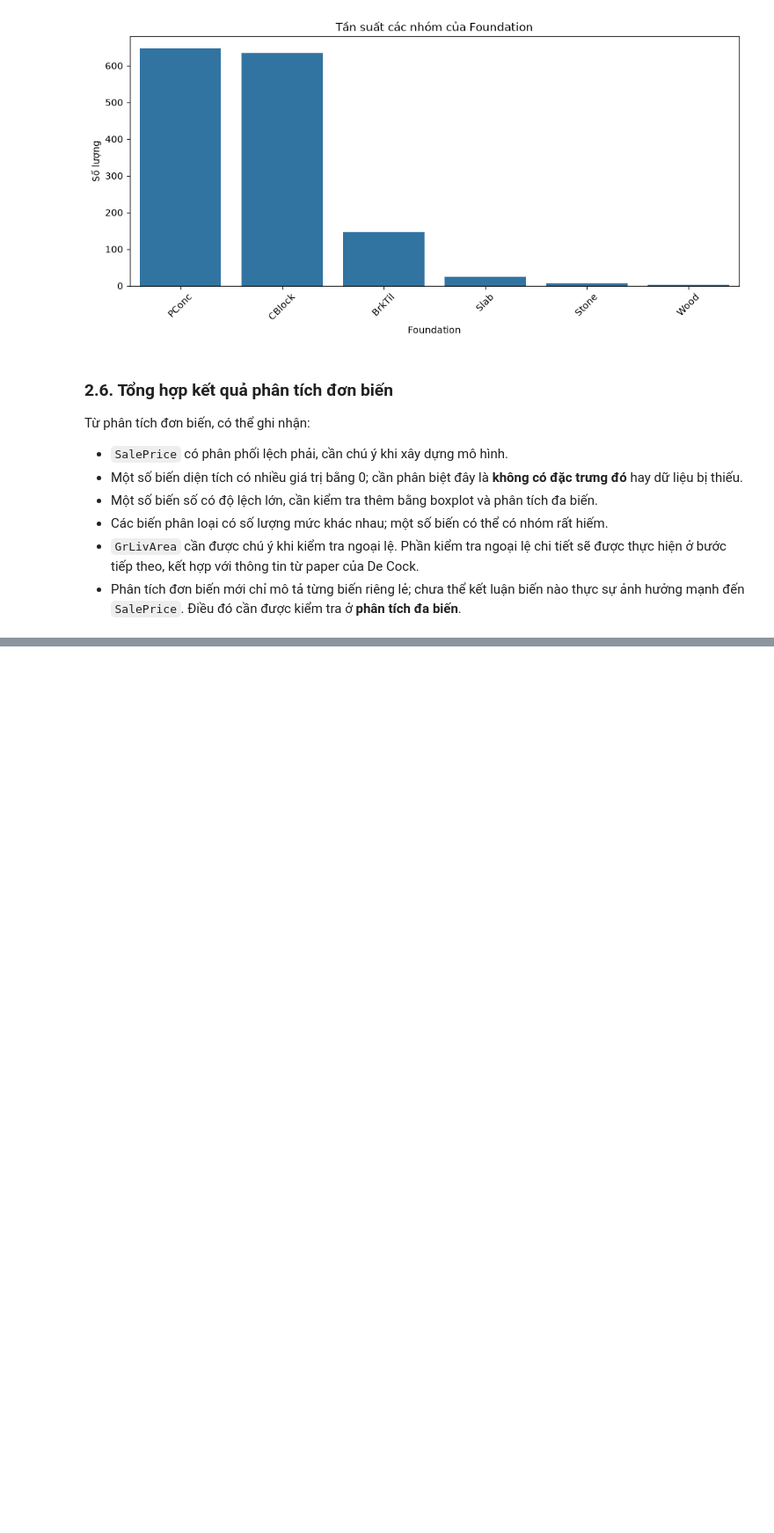
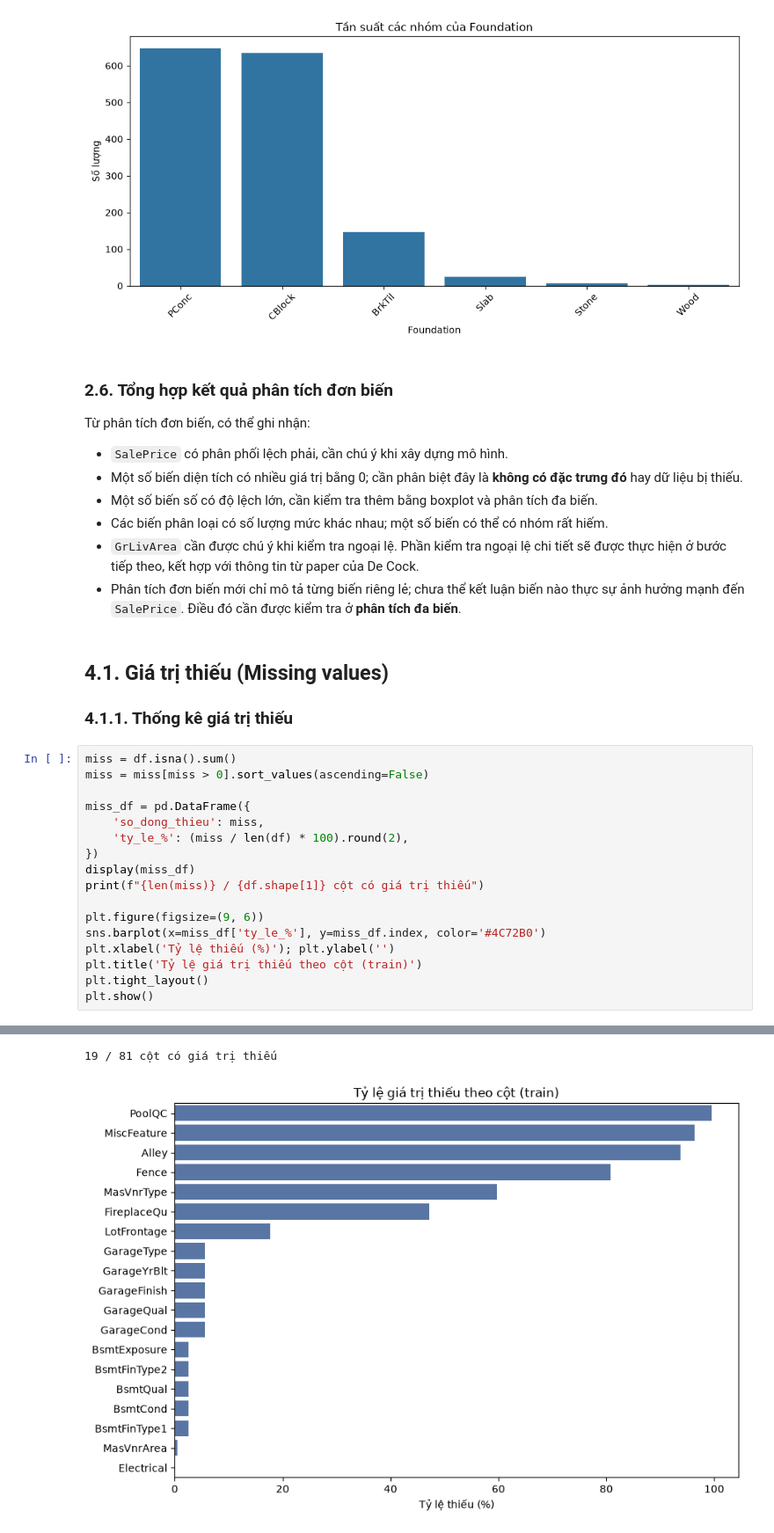
Before and after one commit to qannee/machine_learning, a Jupyter notebook: eda.ipynb, the cells around one changed output, grey strips where cells are left out. Shown at 88% size. Drawn from its saved outputs; the diff is of its cells as text; blank space fills up the shorter version.

Commit message:
phân tích missing , outliers , hướng giải quyết

```diff
--- a/eda.ipynb
+++ b/eda.ipynb
@@ -332,3 +334,25 @@ Từ phân tích đơn biến, có thể ghi nhận:
 - Các biến phân loại có số lượng mức khác nhau; một số biến có thể có nhóm rất hiếm.
 - `GrLivArea` cần được chú ý khi kiểm tra ngoại lệ. Phần kiểm tra ngoại lệ chi tiết sẽ được thực hiện ở bước tiếp theo, kết hợp với thông tin từ paper của De Cock.
 - Phân tích đơn biến mới chỉ mô tả từng biến riêng lẻ; chưa thể kết luận biến nào thực sự ảnh hưởng mạnh đến `SalePrice`. Điều đó cần được kiểm tra ở **phân tích đa biến**.
+# %% [markdown]
+## 4.1. Giá trị thiếu (Missing values)
+
+### 4.1.1. Thống kê giá trị thiếu
+# %%
+miss = df.isna().sum()
+miss = miss[miss > 0].sort_values(ascending=False)
+
+miss_df = pd.DataFrame({
+    'so_dong_thieu': miss,
+    'ty_le_%': (miss / len(df) * 100).round(2),
+})
+display(miss_df)
+print(f"{len(miss)} / {df.shape[1]} cột có giá trị thiếu")
+
+plt.figure(figsize=(9, 6))
+sns.barplot(x=miss_df['ty_le_%'], y=miss_df.index, color='#4C72B0')
+plt.xlabel('Tỷ lệ thiếu (%)'); plt.ylabel('')
+plt.title('Tỷ lệ giá trị thiếu theo cột (train)')
+plt.tight_layout()
+plt.show()
+# %% [output]
@@ -334,0 +376,2 @@ Từ phân tích đơn biến, có thể ghi nhận:
+19 / 81 cột có giá trị thiếu
+[figure, added]
```
Also changed, not shown: parts of 32 cells of this notebook.
